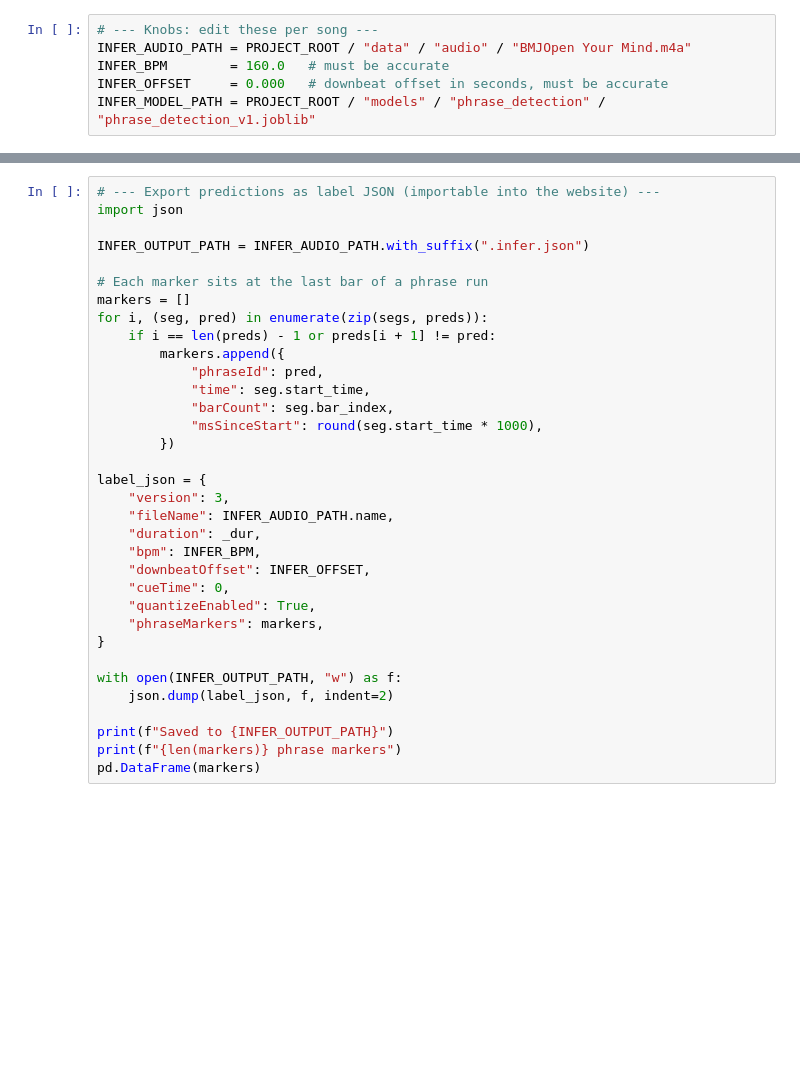
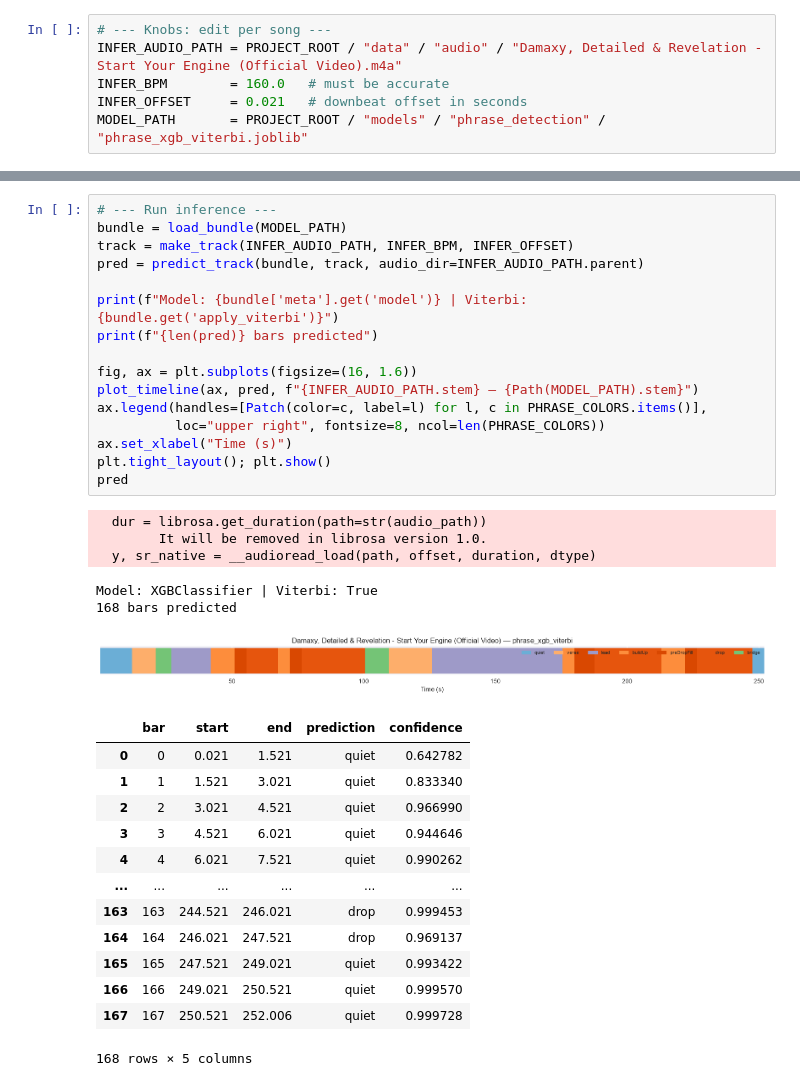
Before and after one commit to wangstagangsta/-meow, a Jupyter notebook: notebooks/phrase_inference.ipynb, the cells around one changed output, grey strips where cells are left out. Saved outputs shown, nothing was run; the diff lists cells and outputs as text; blank space fills up the shorter version.

Commit message:
refactor for integration with labeling workbench

```diff
--- a/notebooks/phrase_inference.ipynb
+++ b/notebooks/phrase_inference.ipynb
@@ -36,6 +44,6 @@ from phrase_detection_v1 import (
 # %%
-# --- Knobs: edit these per song ---
-INFER_AUDIO_PATH = PROJECT_ROOT / "data" / "audio" / "BMJOpen Your Mind.m4a"
+# --- Knobs: edit per song ---
+INFER_AUDIO_PATH = PROJECT_ROOT / "data" / "audio" / "Damaxy, Detailed & Revelation - Start Your Engine (Official Video).m4a"
 INFER_BPM        = 160.0   # must be accurate
-INFER_OFFSET     = 0.000   # downbeat offset in seconds, must be accurate
-INFER_MODEL_PATH = PROJECT_ROOT / "models" / "phrase_detection" / "phrase_detection_v1.joblib"
+INFER_OFFSET     = 0.021   # downbeat offset in seconds
+MODEL_PATH       = PROJECT_ROOT / "models" / "phrase_detection" / "phrase_xgb_viterbi.joblib"
@@ -124,34 +50,36 @@ infer_df
-# %%
-# --- Export predictions as label JSON (importable into the website) ---
-import json
-
-INFER_OUTPUT_PATH = INFER_AUDIO_PATH.with_suffix(".infer.json")
-
-# Each marker sits at the last bar of a phrase run
-markers = []
-for i, (seg, pred) in enumerate(zip(segs, preds)):
-    if i == len(preds) - 1 or preds[i + 1] != pred:
-        markers.append({
-            "phraseId": pred,
-            "time": seg.start_time,
-            "barCount": seg.bar_index,
-            "msSinceStart": round(seg.start_time * 1000),
-        })
-
-label_json = {
-    "version": 3,
-    "fileName": INFER_AUDIO_PATH.name,
-    "duration": _dur,
-    "bpm": INFER_BPM,
-    "downbeatOffset": INFER_OFFSET,
-    "cueTime": 0,
-    "quantizeEnabled": True,
-    "phraseMarkers": markers,
-}
-
-with open(INFER_OUTPUT_PATH, "w") as f:
-    json.dump(label_json, f, indent=2)
-
-print(f"Saved to {INFER_OUTPUT_PATH}")
-print(f"{len(markers)} phrase markers")
-pd.DataFrame(markers)
+# %%
+# --- Run inference ---
+bundle = load_bundle(MODEL_PATH)
+track = make_track(INFER_AUDIO_PATH, INFER_BPM, INFER_OFFSET)
+pred = predict_track(bundle, track, audio_dir=INFER_AUDIO_PATH.parent)
+
+print(f"Model: {bundle['meta'].get('model')} | Viterbi: {bundle.get('apply_viterbi')}")
+print(f"{len(pred)} bars predicted")
+
+fig, ax = plt.subplots(figsize=(16, 1.6))
+plot_timeline(ax, pred, f"{INFER_AUDIO_PATH.stem} — {Path(MODEL_PATH).stem}")
+ax.legend(handles=[Patch(color=c, label=l) for l, c in PHRASE_COLORS.items()],
+          loc="upper right", fontsize=8, ncol=len(PHRASE_COLORS))
+ax.set_xlabel("Time (s)")
+plt.tight_layout(); plt.show()
+pred
+# %% [output]
+  dur = librosa.get_duration(path=str(audio_path))
+        It will be removed in librosa version 1.0.
+  y, sr_native = __audioread_load(path, offset, duration, dtype)
+Model: XGBClassifier | Viterbi: True
+168 bars predicted
+[figure, added]
+|  | bar | start | end | prediction | confidence |
+| 0 | 0 | 0.021 | 1.521 | quiet | 0.642782 |
+| 1 | 1 | 1.521 | 3.021 | quiet | 0.833340 |
+| 2 | 2 | 3.021 | 4.521 | quiet | 0.966990 |
+| 3 | 3 | 4.521 | 6.021 | quiet | 0.944646 |
+| 4 | 4 | 6.021 | 7.521 | quiet | 0.990262 |
+| ... | ... | ... | ... | ... | ... |
+| 163 | 163 | 244.521 | 246.021 | drop | 0.999453 |
+| 164 | 164 | 246.021 | 247.521 | drop | 0.969137 |
+| 165 | 165 | 247.521 | 249.021 | quiet | 0.993422 |
+| 166 | 166 | 249.021 | 250.521 | quiet | 0.999570 |
+| 167 | 167 | 250.521 | 252.006 | quiet | 0.999728 |
+168 rows × 5 columns
```
Also changed, not shown: parts of 8 cells of this notebook, 34 other files.
